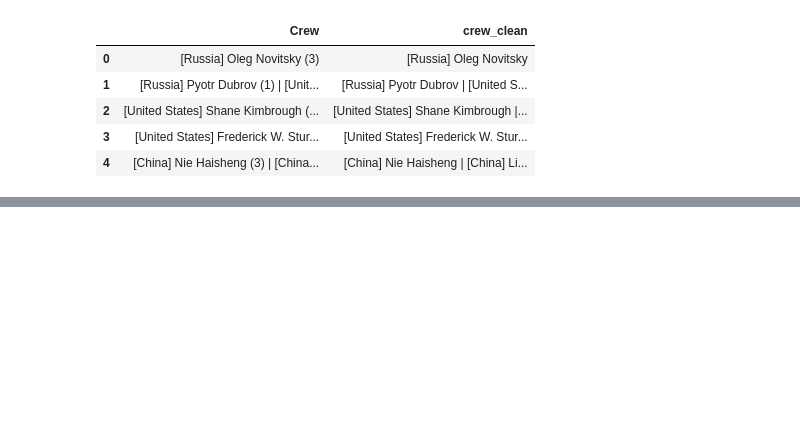
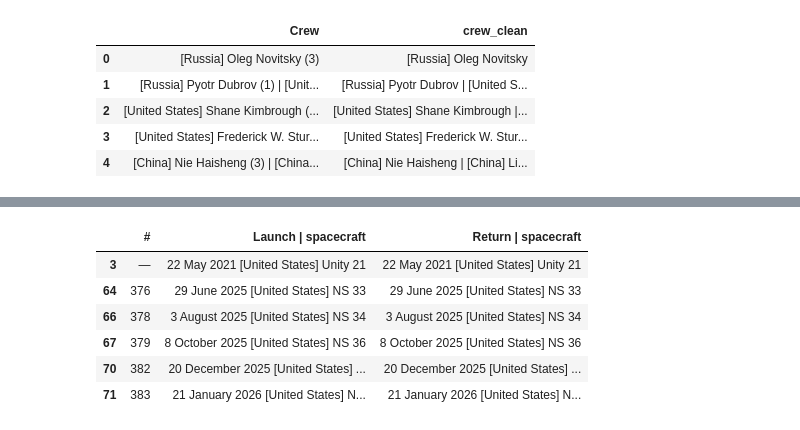
Before and after one commit to MayaVolkov/astronaut-missions-analysis, a Jupyter notebook: Astronaut_Mission_Analysis_.ipynb, the cells around one changed output, grey strips where cells are left out. Saved outputs shown, nothing was run; the diff lists cells and outputs as text; code cells hidden in the pictures; blank space fills up the shorter version.

```diff
--- a/Astronaut_Mission_Analysis_.ipynb
+++ b/Astronaut_Mission_Analysis_.ipynb
@@ -330,0 +374,11 @@ missions[["Crew", "crew_clean"]].head()
+# %%
+# check: are all the missing-pipe rows suborbital?
+missions.loc[[3, 64, 66, 67, 70, 71], ["#", "Launch | spacecraft", "Return | spacecraft"]]
+# %% [output]
+|  | # | Launch | spacecraft | Return | spacecraft |
+| 3 | — | 22 May 2021 [United States] Unity 21 | 22 May 2021 [United States] Unity 21 |
+| 64 | 376 | 29 June 2025 [United States] NS 33 | 29 June 2025 [United States] NS 33 |
+| 66 | 378 | 3 August 2025 [United States] NS 34 | 3 August 2025 [United States] NS 34 |
+| 67 | 379 | 8 October 2025 [United States] NS 36 | 8 October 2025 [United States] NS 36 |
+| 70 | 382 | 20 December 2025 [United States] ... | 20 December 2025 [United States] ... |
+| 71 | 383 | 21 January 2026 [United States] N... | 21 January 2026 [United States] N... |
```
Also changed, not shown: parts of 63 cells of this notebook.
